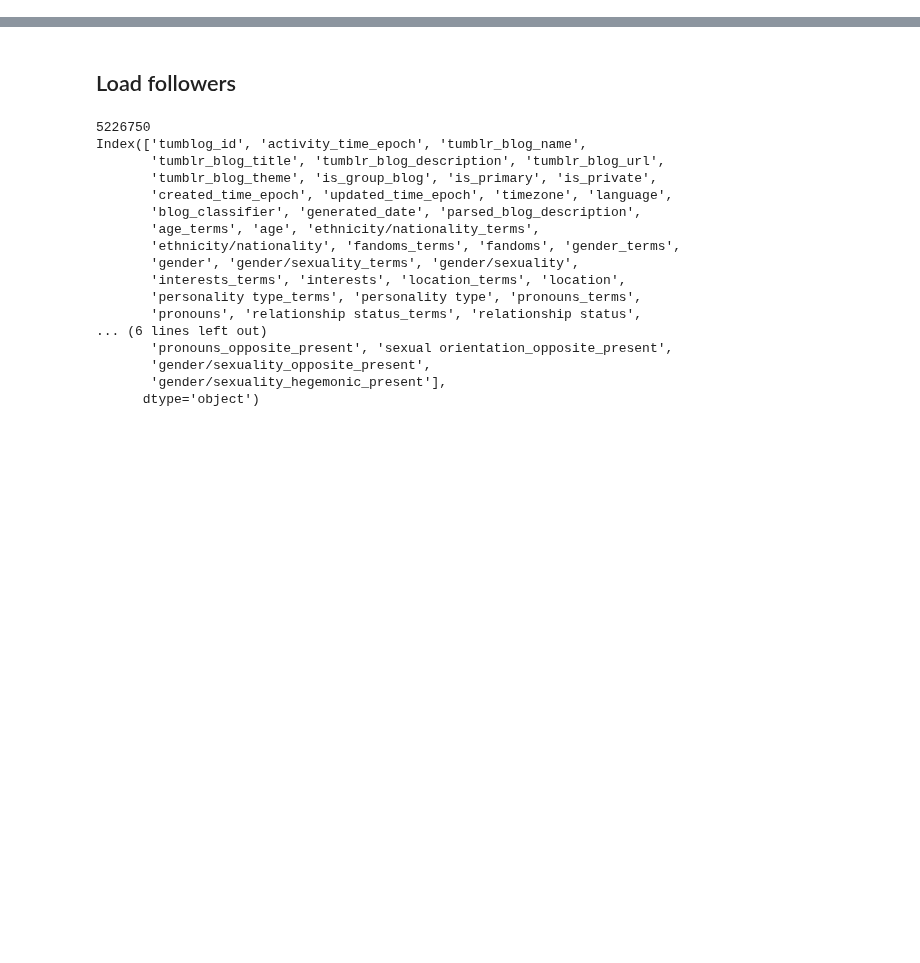
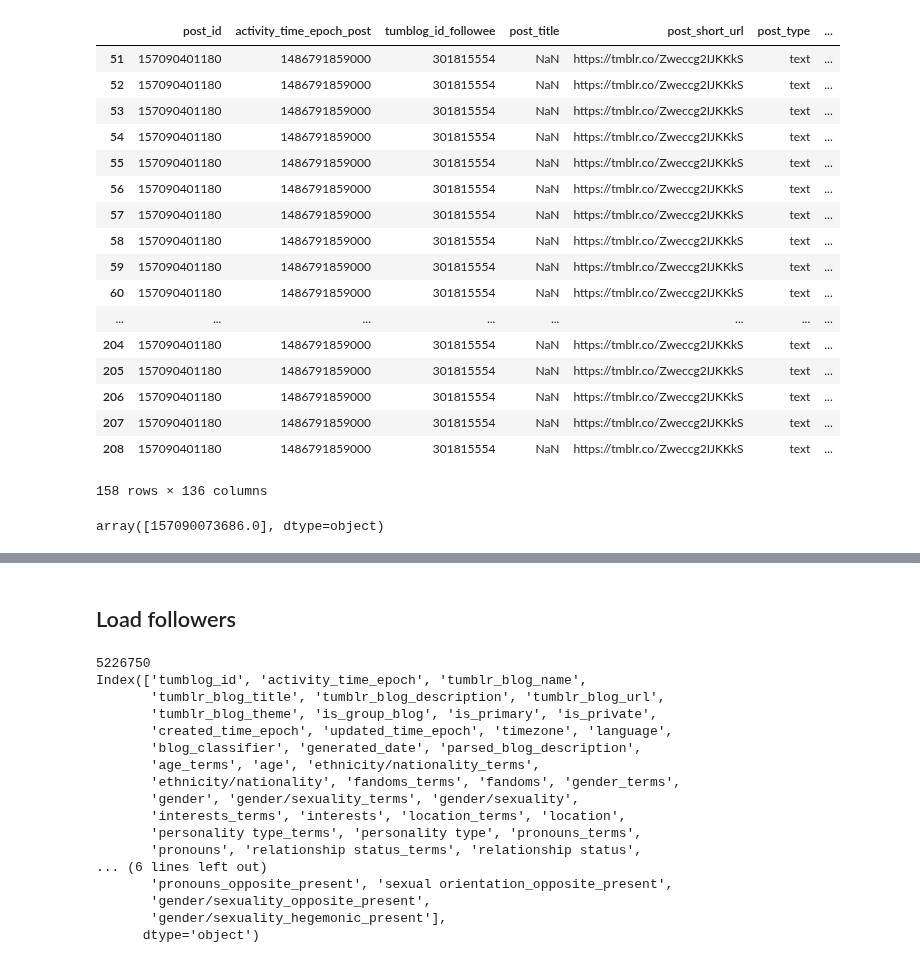
Before and after one commit to michaelmilleryoder/tumblr-scripts, a Jupyter notebook: jupyter/reblog_prediction_data.ipynb, the cells around one changed output, grey strips where cells are left out. Drawn from its saved outputs; the diff is of its cells as text; code cells hidden in the pictures; blank space fills up the shorter version.

Commit message:
Refiguring data

```diff
--- a/jupyter/reblog_prediction_data.ipynb
+++ b/jupyter/reblog_prediction_data.ipynb
@@ -2,5 +2,5 @@
 import pandas as pd
 import os
 # data_dirpath = '/usr2/mamille2/tumblr/data' # erebor
-data_dirpath = '/usr0/home/mamille2/tumblr/data' # misty
+data_dirpath = '/usr0/home/mamille2/erebor/tumblr/data' # misty
 # %% [markdown]
@@ -7,0 +88,7 @@ data_dirpath = '/usr0/home/mamille2/tumblr/data' # misty
+# %%
+from pprint import pprint
+
+# Load data
+data = pd.read_pickle(os.path.join(data_dirpath, 'posts_descs_3m_rebloggers.pkl'))
+print(len(data))
+pprint(sorted(data.columns.tolist()))
@@ -7,0 +218,4 @@ data_dirpath = '/usr0/home/mamille2/tumblr/data' # misty
+# %%
+eg_ts = 1486791859000
+eg = data[data['activity_time_epoch_post'] == eg_ts]
+len(eg)
@@ -7,0 +244,25 @@ data_dirpath = '/usr0/home/mamille2/tumblr/data' # misty
+# %%
+eg
+# %% [output]
+|  | post_id | activity_time_epoch_post | tumblog_id_followee | post_title | post_short_url | post_type | ... |
+| 51 | 157090401180 | 1486791859000 | 301815554 | NaN | https://tmblr.co/Zweccg2IJKKkS | text | ... |
+| 52 | 157090401180 | 1486791859000 | 301815554 | NaN | https://tmblr.co/Zweccg2IJKKkS | text | ... |
+| 53 | 157090401180 | 1486791859000 | 301815554 | NaN | https://tmblr.co/Zweccg2IJKKkS | text | ... |
+| 54 | 157090401180 | 1486791859000 | 301815554 | NaN | https://tmblr.co/Zweccg2IJKKkS | text | ... |
+| 55 | 157090401180 | 1486791859000 | 301815554 | NaN | https://tmblr.co/Zweccg2IJKKkS | text | ... |
+| 56 | 157090401180 | 1486791859000 | 301815554 | NaN | https://tmblr.co/Zweccg2IJKKkS | text | ... |
+| 57 | 157090401180 | 1486791859000 | 301815554 | NaN | https://tmblr.co/Zweccg2IJKKkS | text | ... |
+| 58 | 157090401180 | 1486791859000 | 301815554 | NaN | https://tmblr.co/Zweccg2IJKKkS | text | ... |
+| 59 | 157090401180 | 1486791859000 | 301815554 | NaN | https://tmblr.co/Zweccg2IJKKkS | text | ... |
+| 60 | 157090401180 | 1486791859000 | 301815554 | NaN | https://tmblr.co/Zweccg2IJKKkS | text | ... |
+| ... | ... | ... | ... | ... | ... | ... | ... |
+| 204 | 157090401180 | 1486791859000 | 301815554 | NaN | https://tmblr.co/Zweccg2IJKKkS | text | ... |
+| 205 | 157090401180 | 1486791859000 | 301815554 | NaN | https://tmblr.co/Zweccg2IJKKkS | text | ... |
+| 206 | 157090401180 | 1486791859000 | 301815554 | NaN | https://tmblr.co/Zweccg2IJKKkS | text | ... |
+| 207 | 157090401180 | 1486791859000 | 301815554 | NaN | https://tmblr.co/Zweccg2IJKKkS | text | ... |
+| 208 | 157090401180 | 1486791859000 | 301815554 | NaN | https://tmblr.co/Zweccg2IJKKkS | text | ... |
+158 rows × 136 columns
+# %%
+eg['reblogged_from_post_id'].unique()
+# %% [output]
+array([157090073686.0], dtype=object)
```
Also changed, not shown: parts of 32 cells of this notebook, 1 other file.
